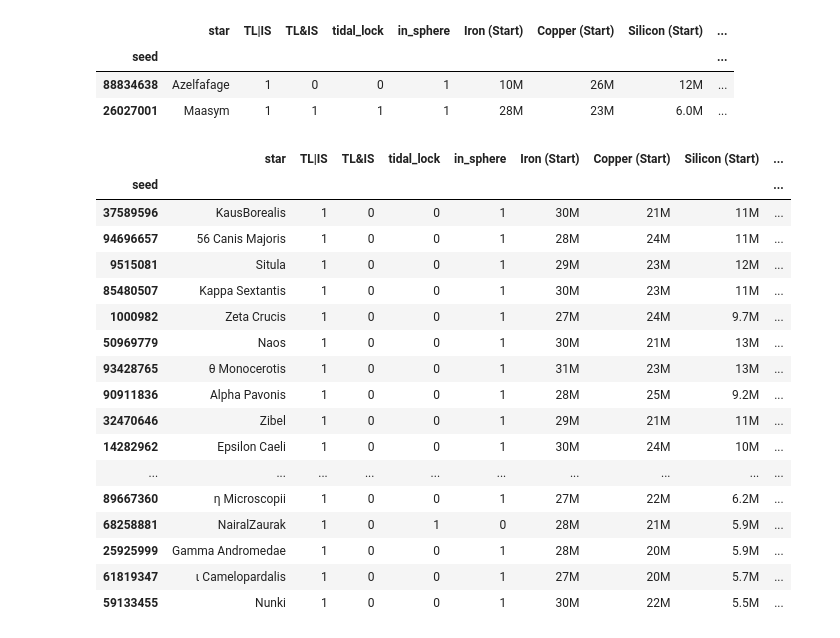
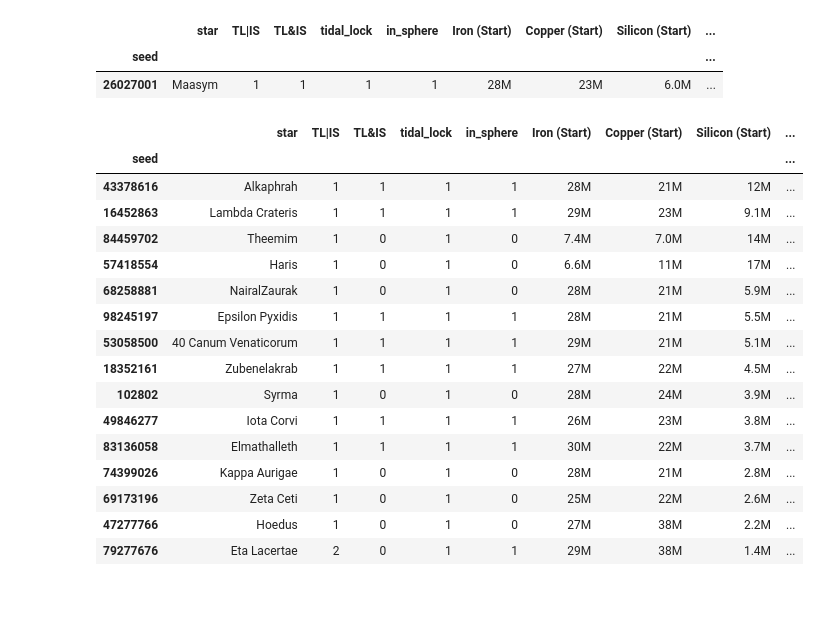
Before and after one commit to drakesiard/dsp-seed-export-parser, a Jupyter notebook: scanner.ipynb, the cells around one changed output. Drawn from its saved outputs; the diff is of its cells as text; code cells hidden in the pictures; blank space fills up the shorter version.

```diff
--- a/scanner.ipynb
+++ b/scanner.ipynb
@@ -375,6 +376,18 @@ formatters = {
     **{col + ' (Start)': M_scaler for col in M_scaled},
 }
 
-def show(df):
-    display(HTML(df.to_html(formatters=formatters)))
+def shader(series, pct):
+    pct_subset = pct.loc[series.index, series.name] ** (1/3)
+    cmap = mpl.cm.get_cmap('coolwarm_r')
+    rgb = [sns.set_hls_values(color=cmap(x), h=None, l=0.75, s=None) for x in pct_subset]
+    return ['background: {};'.format(mpl.colors.rgb2hex(x)) for x in rgb]
+
+def show(full_df, df):
+    shade_cols = [x for x in df.columns if x in formatters.keys()]
+    pct = full_df[shade_cols].rank(pct=True)
+    display(HTML(
+        df.style
+        .apply(func=shader, pct=pct, axis='index', subset=shade_cols)
+        .format(formatter=formatters).to_html()
+    ))
 # %% [output]
@@ -397,39 +410,40 @@ time: 26.1 ms (started: 2021-09-09 21:28:06 +01:00)
 # %%
 enough_fire_ice = (
     (seed_res['Fire ice (Start)'] > 1e6)
     | ((seed_res['Fire ice (Start)'] > 0) & (seed_res['Fire ice gas (Start)'] > 0))
 )
 
 potential = (
     seed_res.loc[enough_fire_ice]
-    .query('`TL|IS` >= 1')
-#     .query('`tidal_lock` >= 1')
-#     .query('limit > 6e6').sort_values('Organic Crystal', ascending=False)
-    .query('`Organic Crystal` > 50e6').sort_values('limit', ascending=False)
+#     .query('`TL|IS` >= 1')
+    .query('`tidal_lock` >= 1')
+#     .query('limit > 6e6')
+#     .query('`Organic Crystal` > 50e6')
+    .sort_values('limit', ascending=False)
+#     .sort_values('Organic Crystal', ascending=False)
 )
+
 pre_run = potential.index.isin(previous_runs)
-show(potential.loc[pre_run].head(25))
-show(potential.loc[~pre_run].head(25))
+show(potential, potential.loc[pre_run])
+show(potential, potential.loc[~pre_run].head(25))
 # %% [output]
 |  | star | TL|IS | TL&IS | tidal_lock | in_sphere | Iron (Start) | Copper (Start) | Silicon (Start) | ... |
 | seed |  |  |  |  |  |  |  |  | ... |
-| 88834638 | Azelfafage | 1 | 0 | 0 | 1 | 10M | 26M | 12M | ... |
 | 26027001 | Maasym | 1 | 1 | 1 | 1 | 28M | 23M | 6.0M | ... |
 |  | star | TL|IS | TL&IS | tidal_lock | in_sphere | Iron (Start) | Copper (Start) | Silicon (Start) | ... |
 | seed |  |  |  |  |  |  |  |  | ... |
-| 37589596 | KausBorealis | 1 | 0 | 0 | 1 | 30M | 21M | 11M | ... |
-| 94696657 | 56 Canis Majoris | 1 | 0 | 0 | 1 | 28M | 24M | 11M | ... |
-| 9515081 | Situla | 1 | 0 | 0 | 1 | 29M | 23M | 12M | ... |
-| 85480507 | Kappa Sextantis | 1 | 0 | 0 | 1 | 30M | 23M | 11M | ... |
-| 1000982 | Zeta Crucis | 1 | 0 | 0 | 1 | 27M | 24M | 9.7M | ... |
-| 50969779 | Naos | 1 | 0 | 0 | 1 | 30M | 21M | 13M | ... |
-| 93428765 | θ Monocerotis | 1 | 0 | 0 | 1 | 31M | 23M | 13M | ... |
-| 90911836 | Alpha Pavonis | 1 | 0 | 0 | 1 | 28M | 25M | 9.2M | ... |
-| 32470646 | Zibel | 1 | 0 | 0 | 1 | 29M | 21M | 11M | ... |
-| 14282962 | Epsilon Caeli | 1 | 0 | 0 | 1 | 30M | 24M | 10M | ... |
-| ... | ... | ... | ... | ... | ... | ... | ... | ... | ... |
-| 89667360 | η Microscopii | 1 | 0 | 0 | 1 | 27M | 22M | 6.2M | ... |
+| 43378616 | Alkaphrah | 1 | 1 | 1 | 1 | 28M | 21M | 12M | ... |
+| 16452863 | Lambda Crateris | 1 | 1 | 1 | 1 | 29M | 23M | 9.1M | ... |
+| 84459702 | Theemim | 1 | 0 | 1 | 0 | 7.4M | 7.0M | 14M | ... |
+| 57418554 | Haris | 1 | 0 | 1 | 0 | 6.6M | 11M | 17M | ... |
 | 68258881 | NairalZaurak | 1 | 0 | 1 | 0 | 28M | 21M | 5.9M | ... |
-| 25925999 | Gamma Andromedae | 1 | 0 | 0 | 1 | 28M | 20M | 5.9M | ... |
-| 61819347 | ι Camelopardalis | 1 | 0 | 0 | 1 | 27M | 20M | 5.7M | ... |
-| 59133455 | Nunki | 1 | 0 | 0 | 1 | 30M | 22M | 5.5M | ... |
+| 98245197 | Epsilon Pyxidis | 1 | 1 | 1 | 1 | 28M | 21M | 5.5M | ... |
+| 53058500 | 40 Canum Venaticorum | 1 | 1 | 1 | 1 | 29M | 21M | 5.1M | ... |
+| 18352161 | Zubenelakrab | 1 | 1 | 1 | 1 | 27M | 22M | 4.5M | ... |
+| 102802 | Syrma | 1 | 0 | 1 | 0 | 28M | 24M | 3.9M | ... |
+| 49846277 | Iota Corvi | 1 | 1 | 1 | 1 | 26M | 23M | 3.8M | ... |
+| 83136058 | Elmathalleth | 1 | 1 | 1 | 1 | 30M | 22M | 3.7M | ... |
+| 74399026 | Kappa Aurigae | 1 | 0 | 1 | 0 | 28M | 21M | 2.8M | ... |
+| 69173196 | Zeta Ceti | 1 | 0 | 1 | 0 | 25M | 22M | 2.6M | ... |
+| 47277766 | Hoedus | 1 | 0 | 1 | 0 | 27M | 38M | 2.2M | ... |
+| 79277676 | Eta Lacertae | 2 | 0 | 1 | 1 | 29M | 38M | 1.4M | ... |
```
Also changed, not shown: parts of 19 cells of this notebook.
